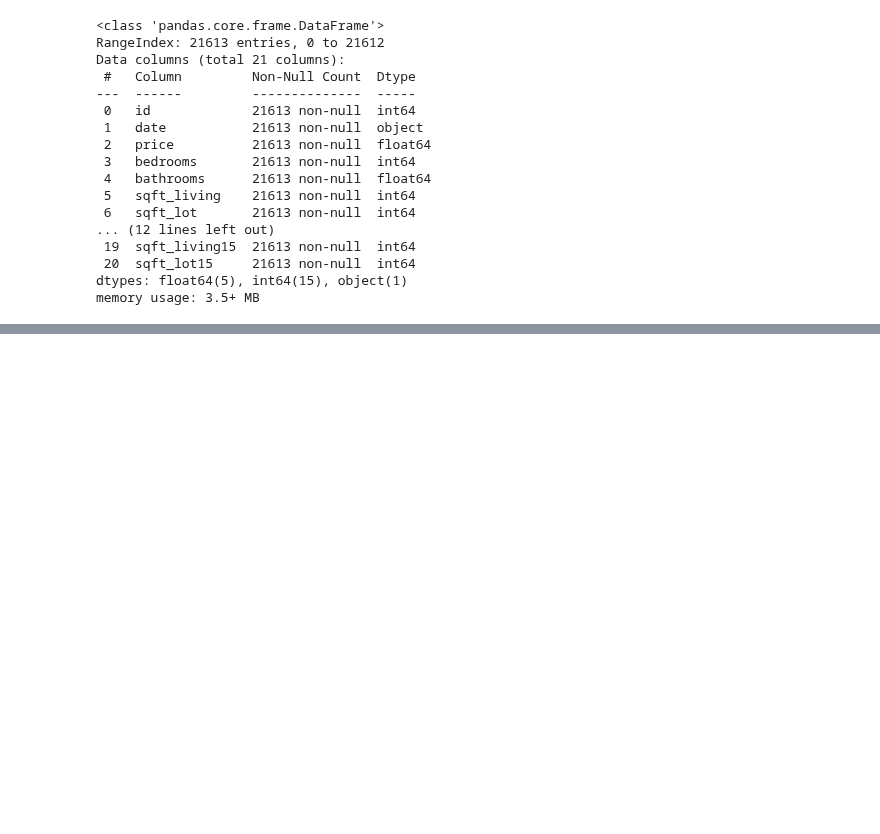
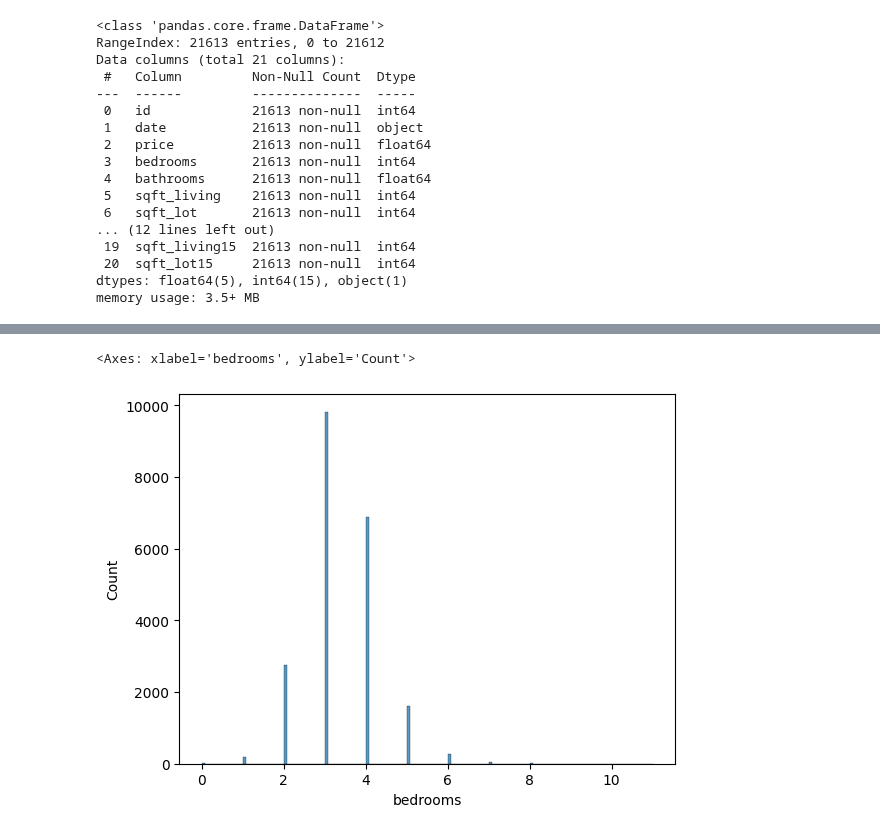
Before and after one commit to jreid94/schulich_data_science, a Jupyter notebook: Data Science Assignments/Jreid_A3.ipynb, the cells around one changed output, grey strips where cells are left out. Cells and saved outputs as stored; diff of their text form; code cells hidden in the pictures; blank space fills up the shorter version.

```diff
--- a/Data Science Assignments/Jreid_A3.ipynb
+++ b/Data Science Assignments/Jreid_A3.ipynb
@@ -46,0 +62,5 @@ memory usage: 3.5+ MB
+# %%
+sns.histplot(df['bedrooms'])
+# %% [output]
+<Axes: xlabel='bedrooms', ylabel='Count'>
+[figure, added]
```
Also changed, not shown: parts of 13 cells of this notebook.
